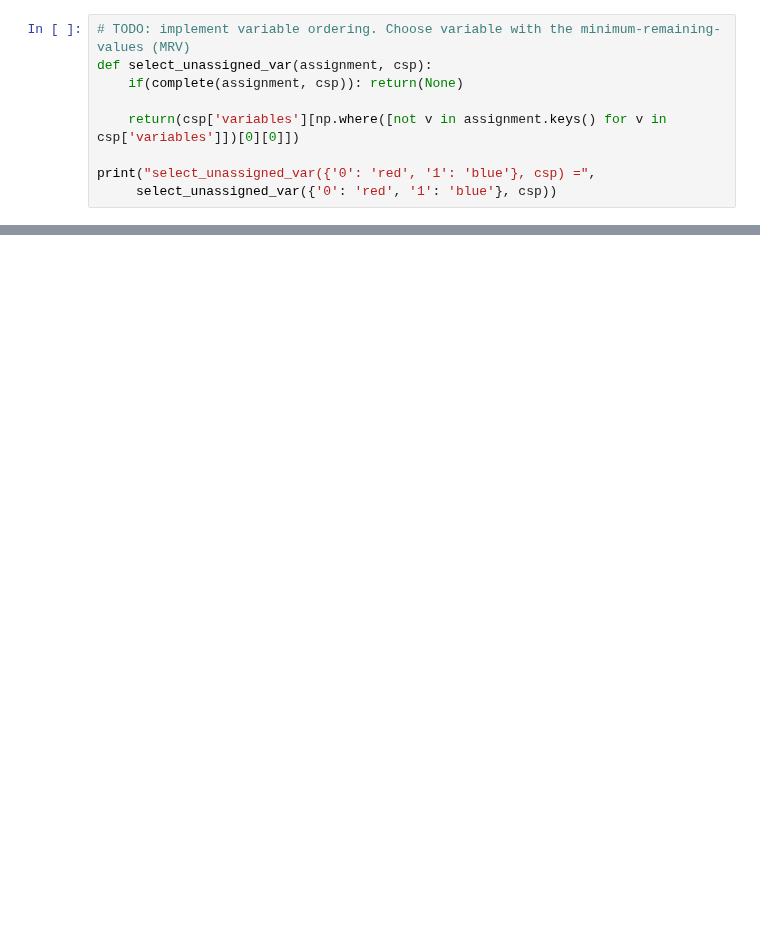
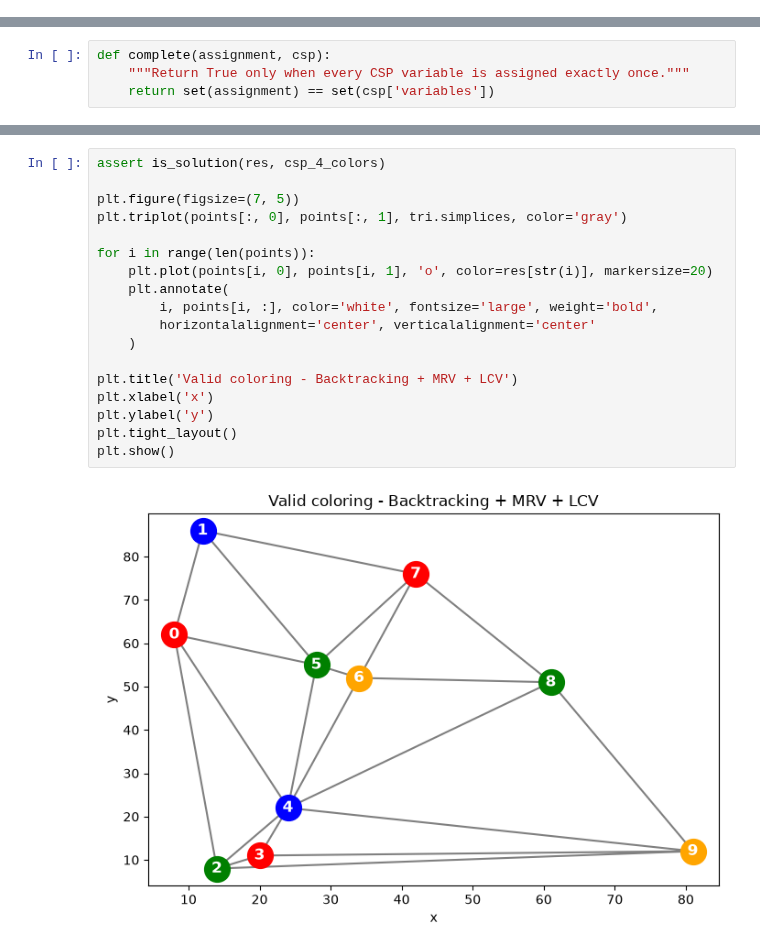
Before and after one commit to minhhailtv6a1/Team_Project_TTNTNC_2025_2026, a Jupyter notebook: lab04 - csp/CSP_graph_coloring_example.ipynb, the cells around one changed output, grey strips where cells are left out. Drawn from its saved outputs; the diff is of its cells as text; blank space fills up the shorter version.

```diff
--- a/lab04 - csp/CSP_graph_coloring_example.ipynb
+++ b/lab04 - csp/CSP_graph_coloring_example.ipynb
@@ -130,9 +0,0 @@ consistent({'0': 'red', '1': 'red', '2': 'blue'}, csp) = False
-# %%
-# TODO: implement variable ordering. Choose variable with the minimum-remaining-values (MRV)
-def select_unassigned_var(assignment, csp):
-    if(complete(assignment, csp)): return(None)
-
-    return(csp['variables'][np.where([not v in assignment.keys() for v in csp['variables']])[0][0]])
-
-print("select_unassigned_var({'0': 'red', '1': 'blue'}, csp) =",
-     select_unassigned_var({'0': 'red', '1': 'blue'}, csp))
@@ -229,0 +163,4 @@ Try to color graphs of several sizes with 3 and 4 colors. For each $n$, generate
+# %%
+def complete(assignment, csp):
+    """Return True only when every CSP variable is assigned exactly once."""
+    return set(assignment) == set(csp['variables'])
@@ -229,0 +478,20 @@ Try to color graphs of several sizes with 3 and 4 colors. For each $n$, generate
+# %%
+assert is_solution(res, csp_4_colors)
+
+plt.figure(figsize=(7, 5))
+plt.triplot(points[:, 0], points[:, 1], tri.simplices, color='gray')
+
+for i in range(len(points)):
+    plt.plot(points[i, 0], points[i, 1], 'o', color=res[str(i)], markersize=20)
+    plt.annotate(
+        i, points[i, :], color='white', fontsize='large', weight='bold',
+        horizontalalignment='center', verticalalignment='center'
+    )
+
+plt.title('Valid coloring - Backtracking + MRV + LCV')
+plt.xlabel('x')
+plt.ylabel('y')
+plt.tight_layout()
+plt.show()
+# %% [output]
+[figure, added]
```
Also changed, not shown: parts of 41 cells of this notebook, 1 other file.
